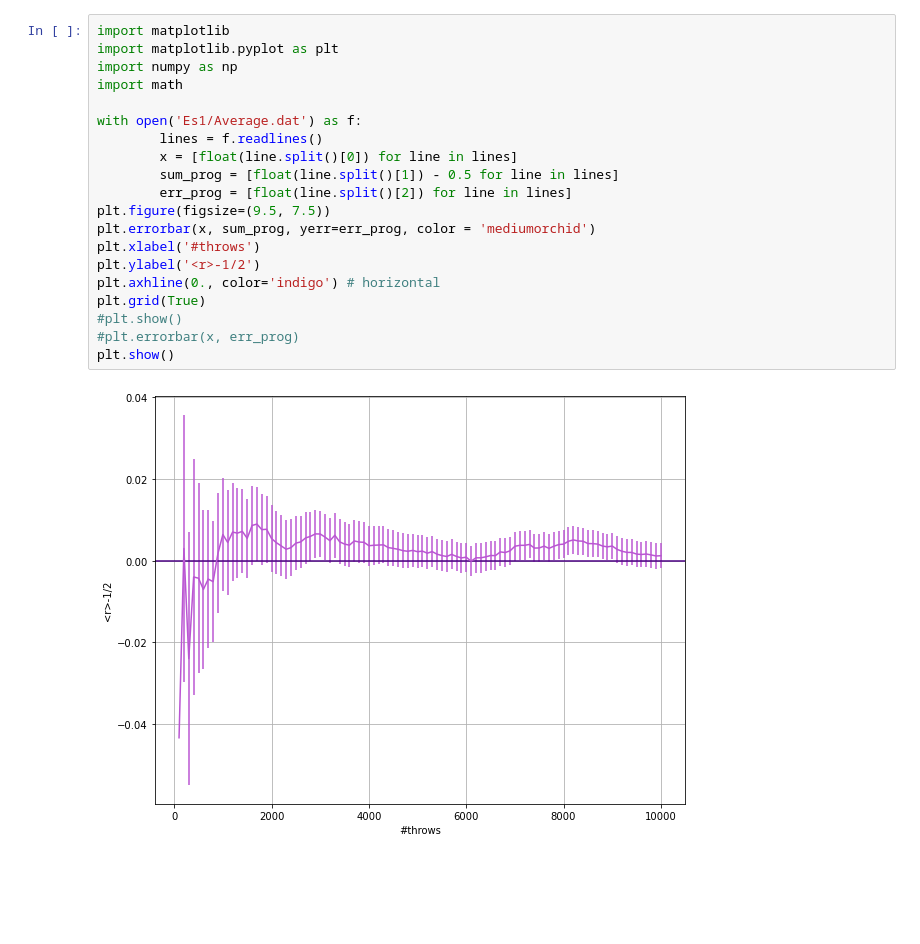
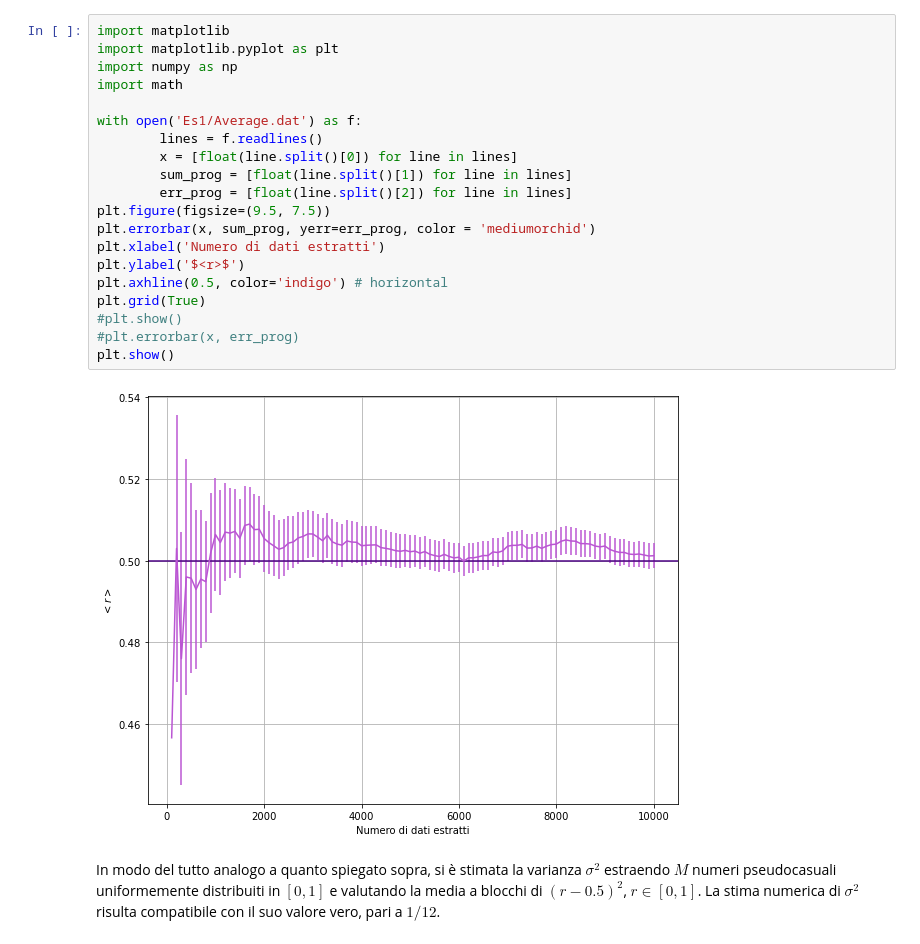
Before and after one commit to Chiara-Filippi/LSN_Exercises, a Jupyter notebook: LSN_Exercises_01_Chiara_Filippi.ipynb, the cells around one changed output. Drawn from its saved outputs; the diff is of its cells as text; blank space fills up the shorter version.

```diff
--- a/LSN_Exercises_01_Chiara_Filippi.ipynb
+++ b/LSN_Exercises_01_Chiara_Filippi.ipynb
@@ -1,25 +24,27 @@
 # %%
 import matplotlib
 import matplotlib.pyplot as plt
 import numpy as np
 import math
 
 with open('Es1/Average.dat') as f:
         lines = f.readlines()
         x = [float(line.split()[0]) for line in lines]
-        sum_prog = [float(line.split()[1]) - 0.5 for line in lines]
+        sum_prog = [float(line.split()[1]) for line in lines]
         err_prog = [float(line.split()[2]) for line in lines]
 plt.figure(figsize=(9.5, 7.5))
 plt.errorbar(x, sum_prog, yerr=err_prog, color = 'mediumorchid')
-plt.xlabel('#throws')
-plt.ylabel('<r>-1/2')
-plt.axhline(0., color='indigo') # horizontal
+plt.xlabel('Numero di dati estratti')
+plt.ylabel('$<r>$')
+plt.axhline(0.5, color='indigo') # horizontal
 plt.grid(True)
 #plt.show()
 #plt.errorbar(x, err_prog)
 plt.show()
 # %% [output]
-[figure, old version]
+[figure, new version]
+# %% [markdown]
+In modo del tutto analogo a quanto spiegato sopra, si è stimata la varianza $\sigma^2$ estraendo $M$ numeri pseudocasuali uniformemente distribuiti in $[0, 1]$ e valutando la media a blocchi di $(r - 0.5)^2$, $r \in [0, 1]$. La stima numerica di $\sigma^2$ risulta compatibile con il suo valore vero, pari a $1/12$.
 # %%
 import matplotlib
 import matplotlib.pyplot as plt
```
Also changed, not shown: parts of 22 cells of this notebook, 59 other files.
